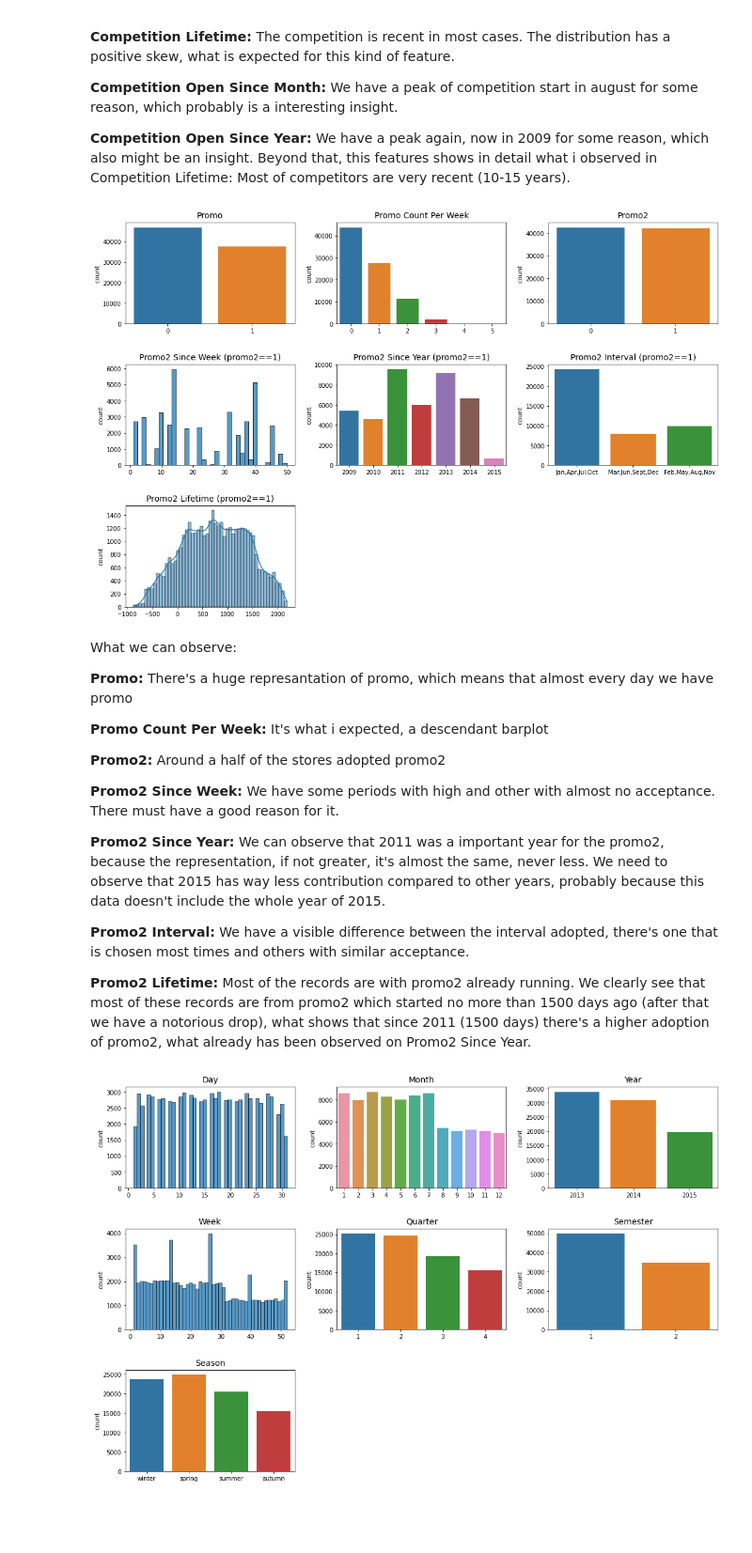
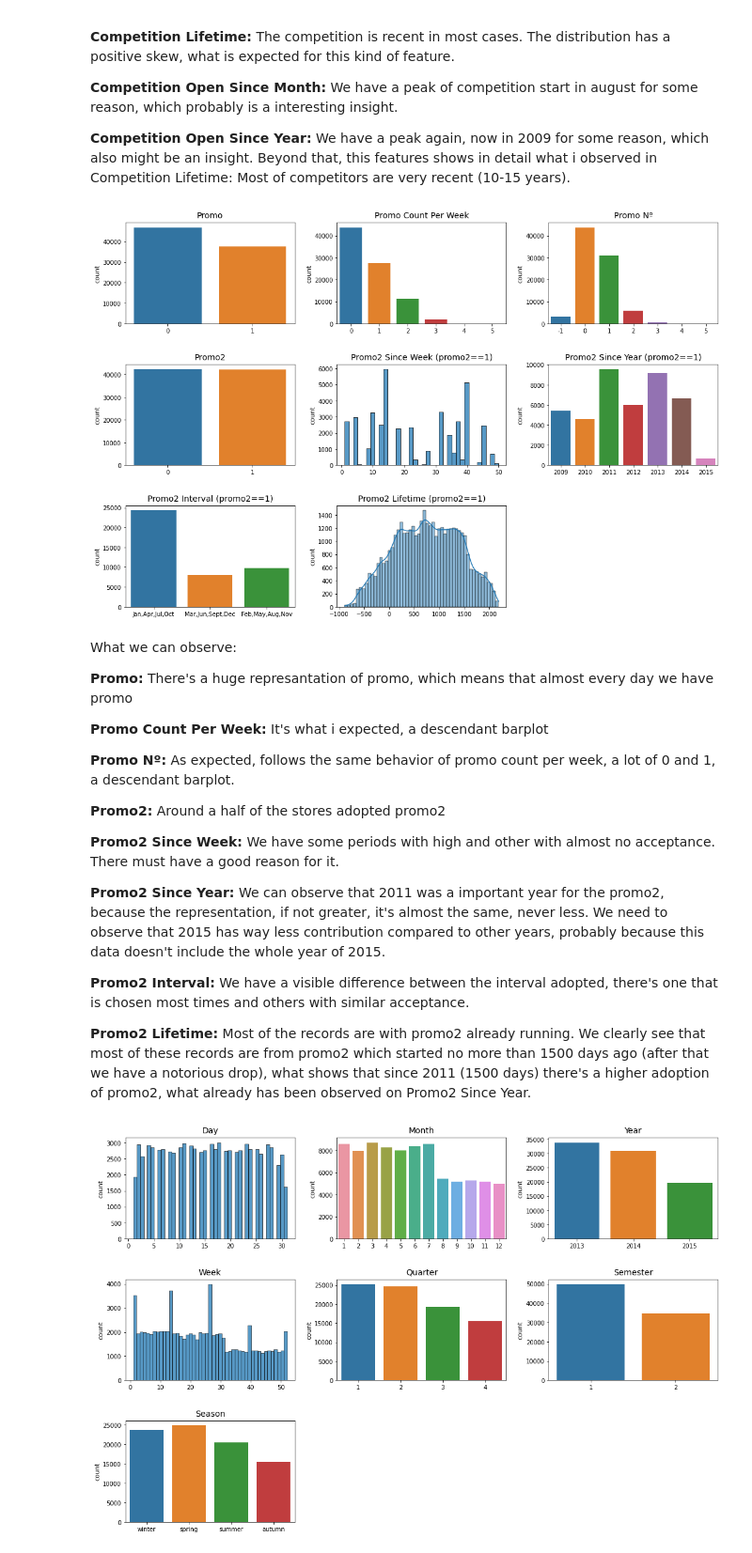
Before and after one commit to raposofrct/Sales-Prediction, a Jupyter notebook: notebook.ipynb, the cells around one changed output. Shown at 94% size. Drawn from its saved outputs; the diff is of its cells as text; code cells hidden in the pictures; blank space fills up the shorter version.

```diff
--- a/notebook.ipynb
+++ b/notebook.ipynb
@@ -680,45 +680,53 @@ ax.set_xlabel('')
 ax.set_ylabel('count',size=11)
 
 plt.subplot(3,3,3)
+ax = sns.countplot(dados['promo_n'])
+ax.set_title('Promo Nº',size=14,pad=8)
+ax.set_xlabel('')
+ax.set_ylabel('count',size=11)
+
+plt.subplot(3,3,4)
 ax = sns.countplot(dados['promo2'])
 ax.set_title('Promo2',size=14,pad=8)
 ax.set_xlabel('')
 ax.set_ylabel('count',size=11)
 
-plt.subplot(3,3,4)
+plt.subplot(3,3,5)
 ax = sns.histplot(dados[dados['promo2']==1]['promo2_since_week'])
 ax.set_title('Promo2 Since Week (promo2==1)',size=14,pad=8)
 ax.set_xlabel('')
 ax.set_ylabel('count',size=11)
 
-plt.subplot(3,3,5)
+plt.subplot(3,3,6)
 ax = sns.countplot(dados[dados['promo2']==1]['promo2_since_year'])
 ax.set_title('Promo2 Since Year (promo2==1)',size=14,pad=8)
 ax.set_xlabel('')
 ax.set_ylabel('count',size=11)
 
-plt.subplot(3,3,6)
+plt.subplot(3,3,7)
 ax = sns.countplot(dados[dados['promo2']==1]['promo_interval'])
 ax.set_title('Promo2 Interval (promo2==1)',size=14,pad=8)
 ax.set_xlabel('')
 ax.set_ylabel('count',size=11)
 
-plt.subplot(3,3,7)
+plt.subplot(3,3,8)
 ax = sns.histplot(dados[dados['promo2']==1]['promo2_lifetime'],kde=True)
 ax.set_title('Promo2 Lifetime (promo2==1)',size=14,pad=8)
 ax.set_xlabel('')
 ax.set_ylabel('count',size=11)
 
 
 plt.show()
 # %% [output]
-[figure, old version]
+[figure, new version]
 # %% [markdown]
 What we can observe:
 
 **Promo:** There's a huge represantation of promo, which means that almost every day we have promo
 
 **Promo Count Per Week:** It's what i expected, a descendant barplot
+
+**Promo Nº:** As expected, follows the same behavior of promo count per week, a lot of 0 and 1, a descendant barplot.
 
 **Promo2:** Around a half of the stores adopted promo2
 
```
Also changed, not shown: parts of 1 cell of this notebook.
